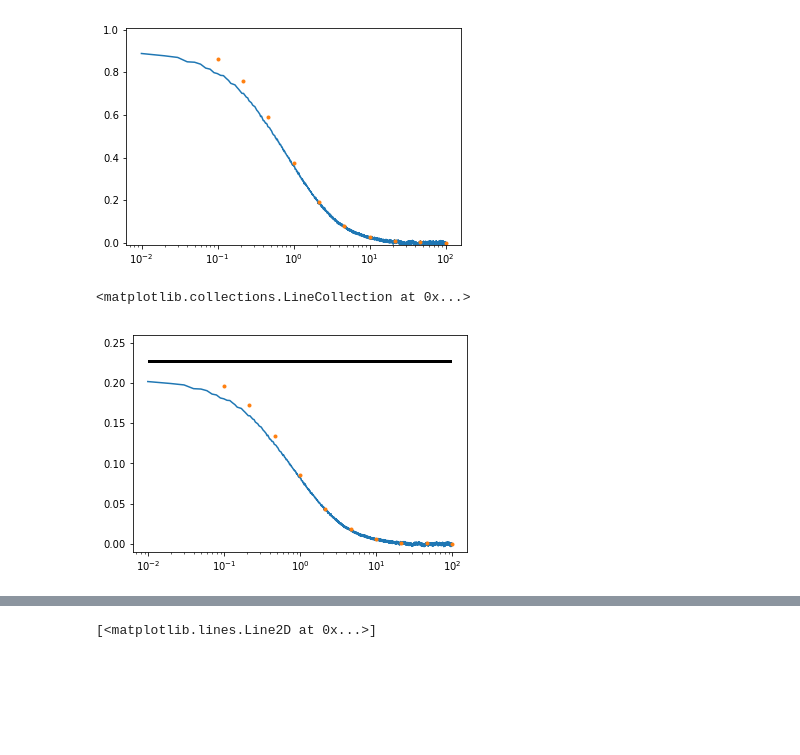
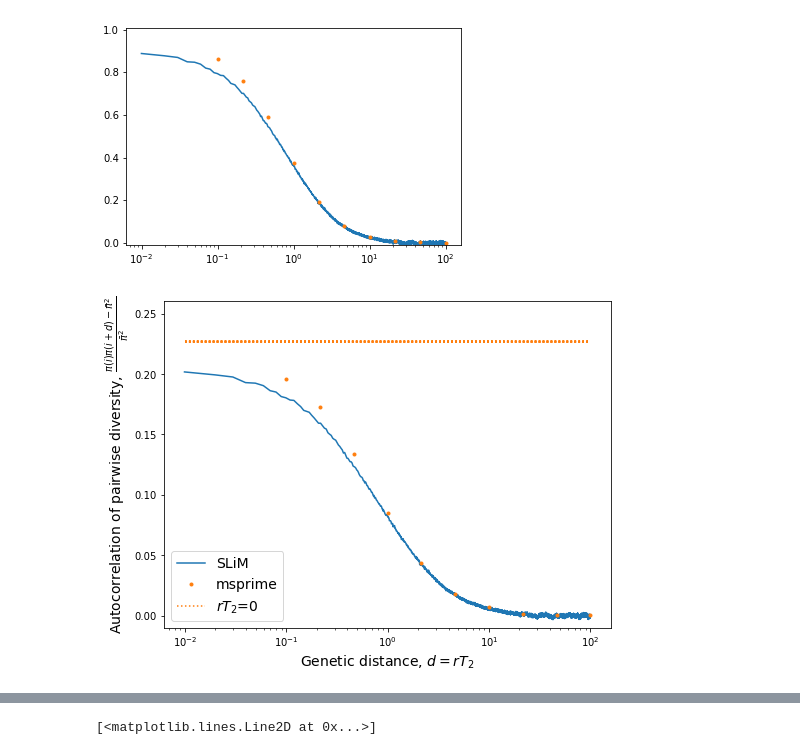
Before and after one commit to dp-rice/multiplemergers, a Jupyter notebook: notebooks/compare_slim_msprime.ipynb, the cells around one changed output, grey strips where cells are left out. Saved outputs shown, nothing was run; the diff lists cells and outputs as text; code cells hidden in the pictures; blank space fills up the shorter version.

```diff
--- a/notebooks/compare_slim_msprime.ipynb
+++ b/notebooks/compare_slim_msprime.ipynb
@@ -75,3 +75,24 @@ with gzip.open(fn_slim, 'rb') as infile:
     lo_slim = np.cumsum(sfs_slim)[:-1]
     hi_slim = np.sum(sfs_slim) - lo_slim
 d_c = (2.0*mu_slim)/(pi_slim*r_slim)
+# %%
+fn_mssl = '../simulations/slim/msprime_fsel-0.0_corrmerged.txt.gz'
+
+lohi_corr_mssl = np.zeros((n_samples//2 - 1, dist.shape[0]))
+with gzip.open(fn_mssl, 'rb') as infile:
+    # SFS header and SFS
+    infile.readline()
+    sfs_mssl = np.array(infile.readline().split(), dtype=float)
+    # PI_CORR header and PI_CORR
+    infile.readline()
+    pi_corr_mssl = np.array(infile.readline().split(), dtype=float)
+    # LOHI_CORR header and LOHI_CORR
+    infile.readline()
+    for j, line in enumerate(infile):
+        lohi_corr_mssl[j,:] = line.split()
+    pi_mssl = h.sfs2pi(sfs_mssl, n_samples)
+    lo_mssl = np.cumsum(sfs_mssl)[:-1]
+    hi_mssl = np.sum(sfs_mssl) - lo_mssl
+
+print((2.0*mu_slim)/(pi_slim*r_slim))
+print((2.0*mu_slim)/(pi_mssl*r_slim))
@@ -186,13 +220,17 @@ plt.ylim([-0.01,1.01])
 (-0.01, 1.01)
 [figure]
 # %%
-plt.semilogx(dist/d_c, pi_corr_slim/pi_slim**2)
-plt.semilogx(r_list, pi_corr_mspr/4, '.')
+fs=14
+plt.figure(figsize=(8, 6))
+plt.semilogx(dist/d_c, pi_corr_slim/pi_slim**2, label='SLiM')
+plt.semilogx(r_list, pi_corr_mspr/pi_mspr**2, '.', label='msprime')
 plt.ylim([-0.01,0.26])
-plt.hlines(pi_corr_mspr[0]/pi_mspr**2, 0.01, 100)
+plt.hlines(pi_corr_mspr[0]/pi_mspr**2, 0.01, 100, color='C1', linestyle='dotted', label='$rT_2$=0')
 
-
+plt.xlabel('Genetic distance, $d=rT_2$', fontsize=fs)
+plt.ylabel(r'Autocorrelation of pairwise diversity, $\frac{\pi(i)\pi(i+d)-\bar{\pi}^2}{\bar{\pi}^2}$', fontsize=fs)
+plt.legend(loc=3, fontsize=fs)
 #plt.ylim([-0.1,1.1])
+plt.savefig('pi_autoccorrelation.pdf')
 # %% [output]
-<matplotlib.collections.LineCollection at 0x...>
-[figure, old version]
+[figure, new version]
```
Also changed, not shown: parts of 16 cells of this notebook, 2 other files.
